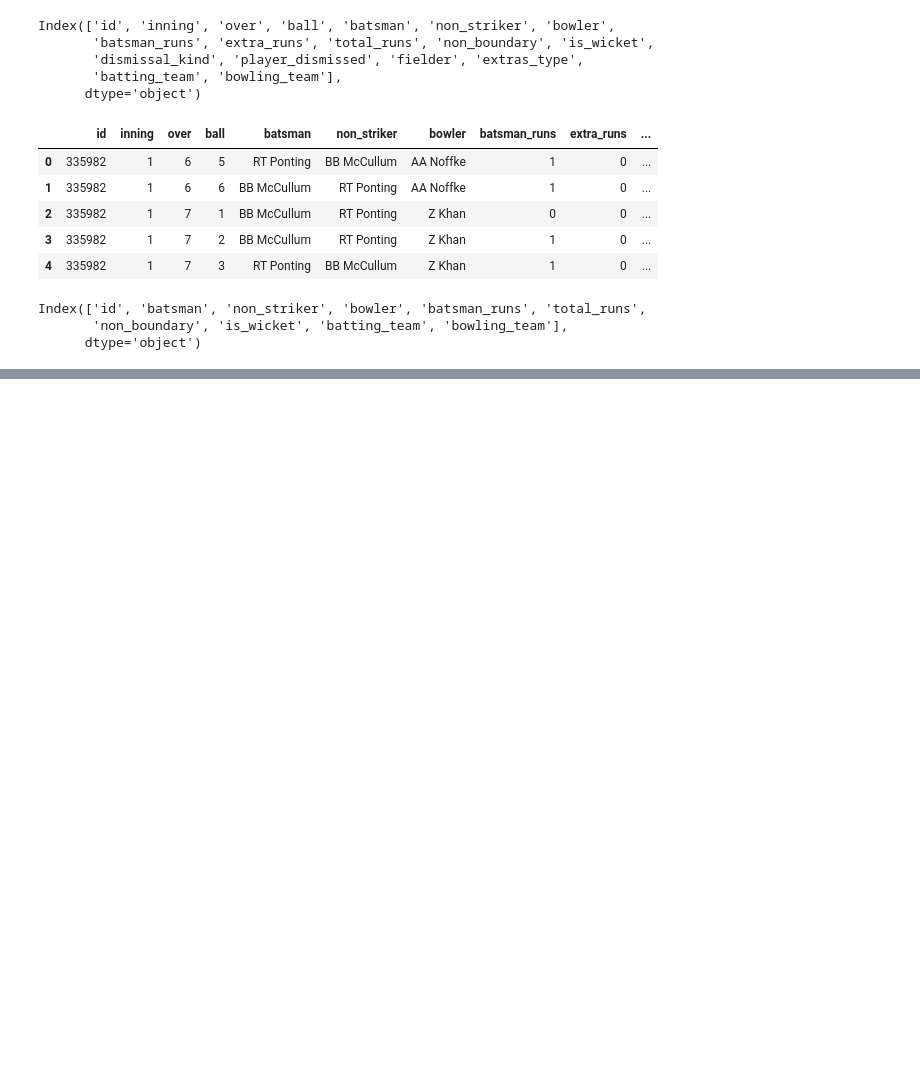
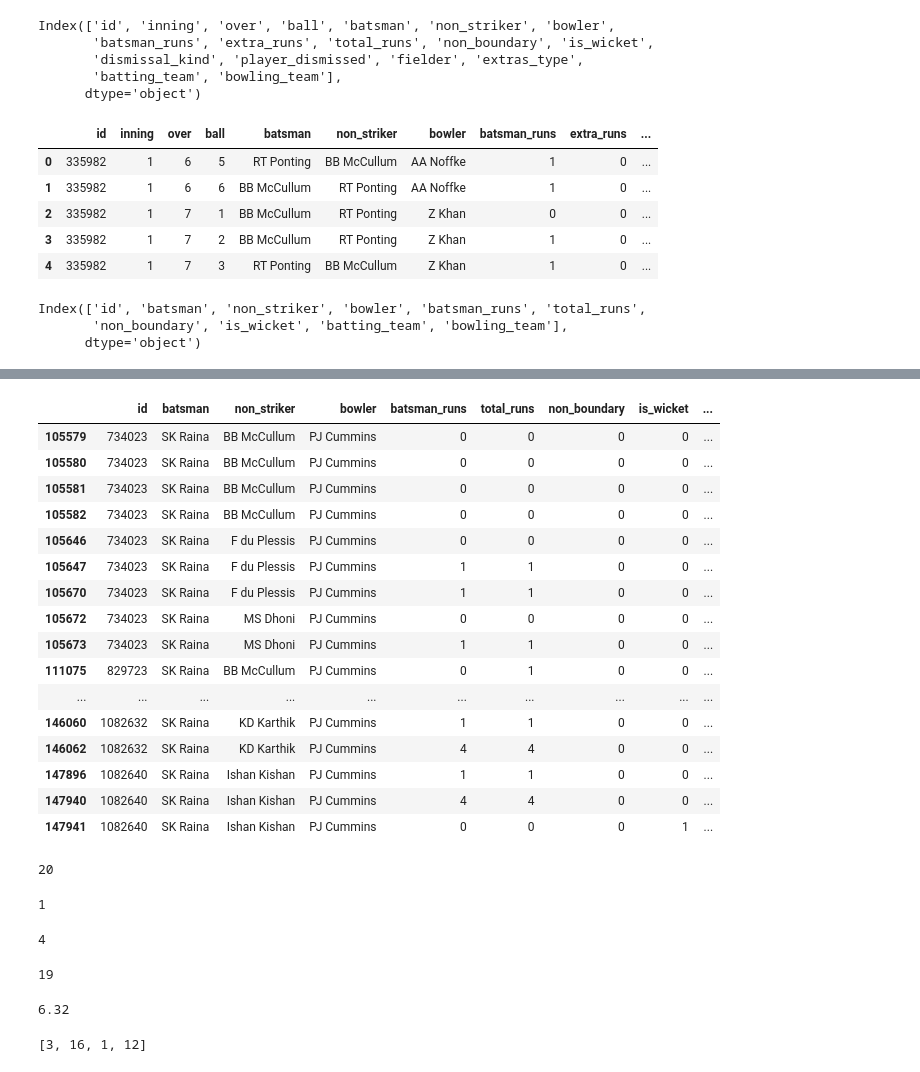
Before and after one commit to mohtashim0007/Machine-Learning-Projects, a Jupyter notebook: IPL_EDA_DashBoard.ipynb, the cells around one changed output, grey strips where cells are left out. Cells and saved outputs as stored; diff of their text form; code cells hidden in the pictures; blank space fills up the shorter version.

```diff
--- a/IPL_EDA_DashBoard.ipynb
+++ b/IPL_EDA_DashBoard.ipynb
@@ -347,0 +595,66 @@ temp8['batsman_runs'].sum()
+# %%
+temp15 = df_ball[ df_ball['bowler'] == 'PJ Cummins' ]
+temp15 =  temp15[temp15['batsman'] == 'SK Raina' ]
+temp15
+# %% [output]
+|  | id | batsman | non_striker | bowler | batsman_runs | total_runs | non_boundary | is_wicket | ... |
+| 105579 | 734023 | SK Raina | BB McCullum | PJ Cummins | 0 | 0 | 0 | 0 | ... |
+| 105580 | 734023 | SK Raina | BB McCullum | PJ Cummins | 0 | 0 | 0 | 0 | ... |
+| 105581 | 734023 | SK Raina | BB McCullum | PJ Cummins | 0 | 0 | 0 | 0 | ... |
+| 105582 | 734023 | SK Raina | BB McCullum | PJ Cummins | 0 | 0 | 0 | 0 | ... |
+| 105646 | 734023 | SK Raina | F du Plessis | PJ Cummins | 0 | 0 | 0 | 0 | ... |
+| 105647 | 734023 | SK Raina | F du Plessis | PJ Cummins | 1 | 1 | 0 | 0 | ... |
+| 105670 | 734023 | SK Raina | F du Plessis | PJ Cummins | 1 | 1 | 0 | 0 | ... |
+| 105672 | 734023 | SK Raina | MS Dhoni | PJ Cummins | 0 | 0 | 0 | 0 | ... |
+| 105673 | 734023 | SK Raina | MS Dhoni | PJ Cummins | 1 | 1 | 0 | 0 | ... |
+| 111075 | 829723 | SK Raina | BB McCullum | PJ Cummins | 0 | 1 | 0 | 0 | ... |
+| ... | ... | ... | ... | ... | ... | ... | ... | ... | ... |
+| 146060 | 1082632 | SK Raina | KD Karthik | PJ Cummins | 1 | 1 | 0 | 0 | ... |
+| 146062 | 1082632 | SK Raina | KD Karthik | PJ Cummins | 4 | 4 | 0 | 0 | ... |
+| 147896 | 1082640 | SK Raina | Ishan Kishan | PJ Cummins | 1 | 1 | 0 | 0 | ... |
+| 147940 | 1082640 | SK Raina | Ishan Kishan | PJ Cummins | 4 | 4 | 0 | 0 | ... |
+| 147941 | 1082640 | SK Raina | Ishan Kishan | PJ Cummins | 0 | 0 | 0 | 1 | ... |
+# %%
+#total runs against bowler
+temp15['total_runs'].sum()
+# %% [output]
+20
+# %%
+# bowler took wickets for the batsman
+temp15['is_wicket'].sum()
+# %% [output]
+1
+# %%
+#total matches played aginst the bowler
+temp15['id'].nunique()
+# %% [output]
+4
+# %%
+#total balls faced
+temp15.shape[0]
+# %% [output]
+19
+# %%
+#per over avrage score, calculation method = runs per ball * 6
+round((temp15['total_runs'].sum()/temp15.shape[0])*6,2)
+# %% [output]
+6.32
+# %%
+def batsman_against_bowler(batsman_name, bowler_name):
+  temp15 = df_ball[ df_ball['bowler'] == bowler_name ]
+  temp15 =  temp15[temp15['batsman'] == batsman_name ]
+  total_balls_faced = temp15.shape[0]
+  if total_balls_faced == 0:
+    return []
+  total_runs = temp15['total_runs'].sum()
+  is_wicket = temp15['is_wicket'].sum()
+  total_matches_played = temp15['id'].nunique()
+  total_balls_faced = temp15.shape[0]
+  avg_per_over = round((total_runs/total_balls_faced)*6,2)
+
+  return [total_matches_played, total_runs,is_wicket, total_balls_faced]
+
+
+batsman_against_bowler('SK Raina', 'Mohammed Siraj')
+# %% [output]
+[3, 16, 1, 12]
```
Also changed, not shown: parts of 35 cells of this notebook.
